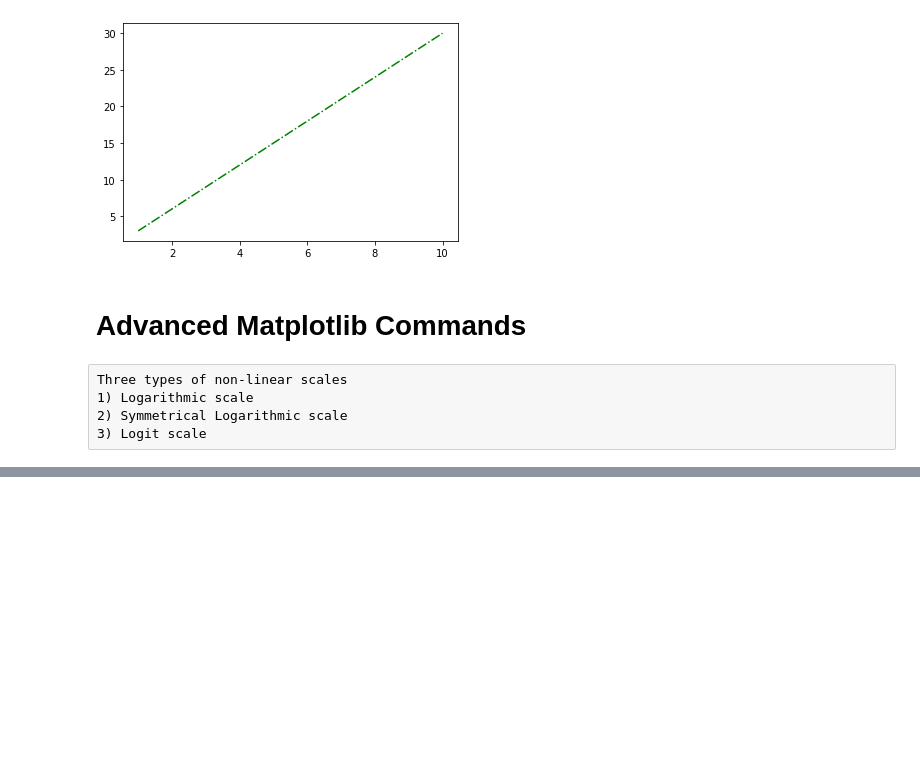
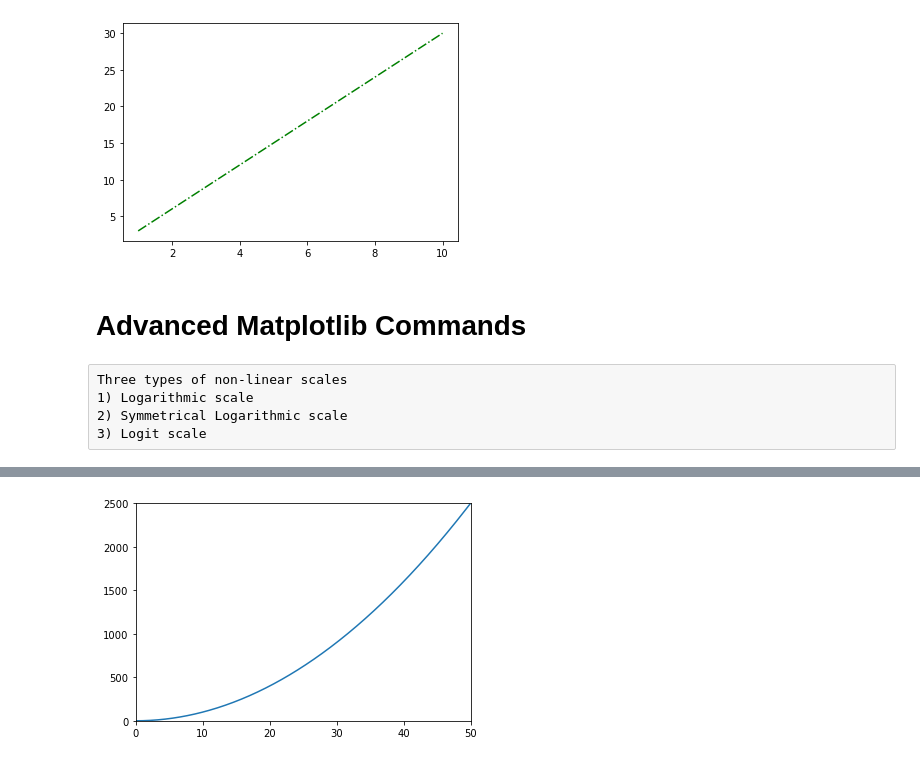
Before and after one commit to umar7860/numpy-linkedIn-course, a Jupyter notebook: NumPy Course Part 2/AdvancePlotsAndStyling.ipynb, the cells around one changed output, grey strips where cells are left out. Drawn from its saved outputs; the diff is of its cells as text; code cells hidden in the pictures; blank space fills up the shorter version.

```diff
--- a/NumPy Course Part 2/AdvancePlotsAndStyling.ipynb
+++ b/NumPy Course Part 2/AdvancePlotsAndStyling.ipynb
@@ -61,0 +92,11 @@ A series of values where each value equals the previous value mult
+# %%
+x = np.arange(0.0,50.0,0.1)
+y = x**2
+
+fig , ax = plt.subplots()
+ax.plot(x,y)
+ax.set_xlim([0,50])
+ax.set_ylim([0,2500])
+plt.show()
+# %% [output]
+[figure, added]
```
Also changed, not shown: parts of 6 cells of this notebook.
